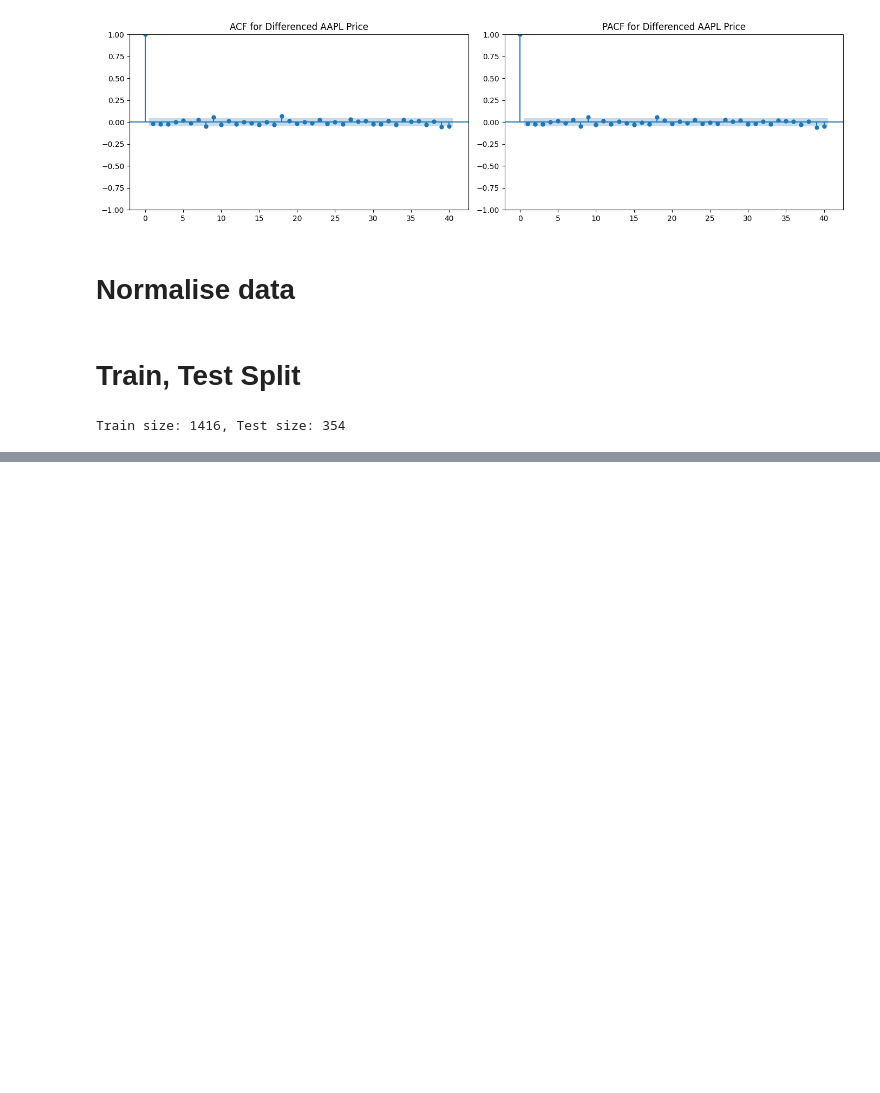
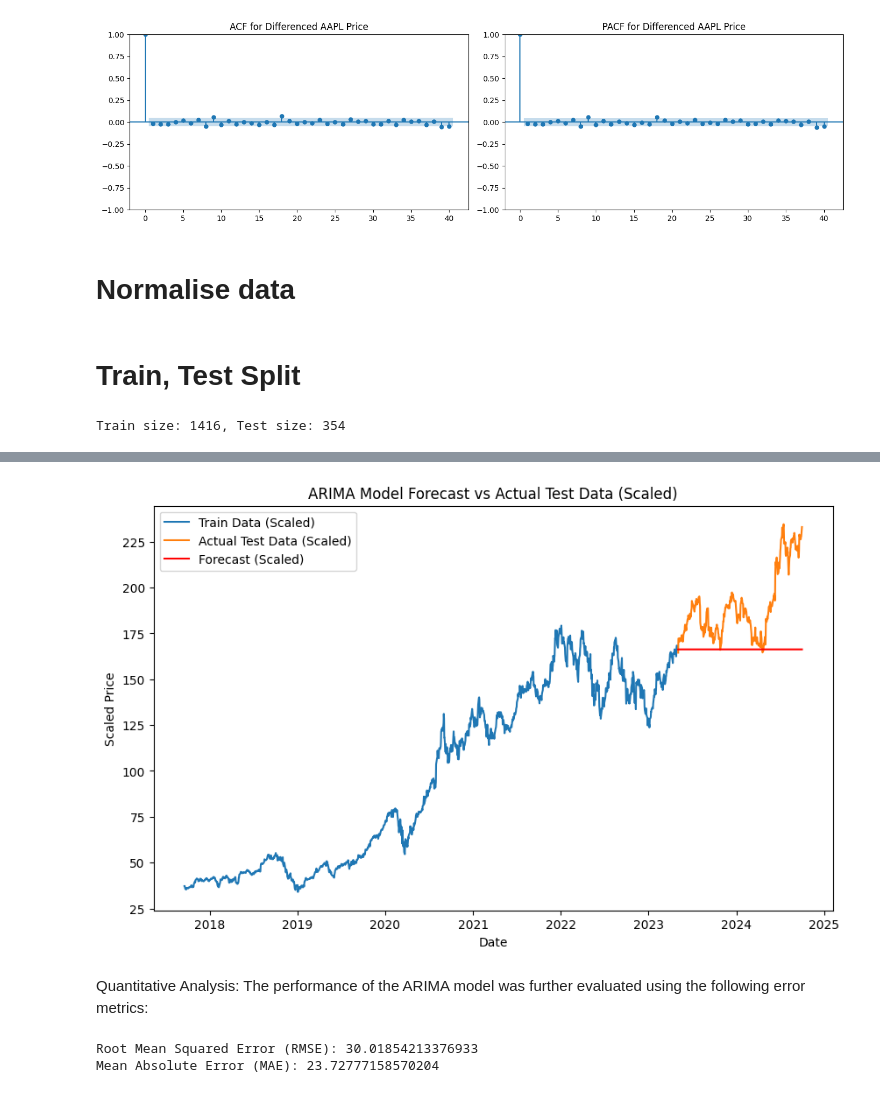
Before and after one commit to ongbernice/DSE4212-Financial-Time-Series-Analysis, a Jupyter notebook: src/eda.ipynb, the cells around one changed output, grey strips where cells are left out. Cells and saved outputs as stored; diff of their text form; code cells hidden in the pictures; blank space fills up the shorter version.

Commit message:
ARIMA model added into eda.ipynb

```diff
--- a/src/eda.ipynb
+++ b/src/eda.ipynb
@@ -206,0 +246,8 @@ Train size: 1416, Test size: 354
+# %%
+# Define the range for p, d, and q
+p_values = range(0, 3)  # Try p = 0, 1, 2
+d_values = range(0, 2)  # Try d = 0, 1 (first differencing)
+q_values = range(0, 3)  # Try q = 0, 1, 2
+# %%
+# Perform grid search to find the best (p, d, q) values for ARIMA model
+best_order = grid_search_arima(y_train, y_test, p_values, d_values, q_values)
@@ -206,0 +283,4 @@ Train size: 1416, Test size: 354
+# %%
+# Fit the best ARIMA model on the full training data
+model = ARIMA(y_train, order=best_order)
+model_fit = model.fit()
@@ -206,0 +313,3 @@ Train size: 1416, Test size: 354
+# %%
+# Forecast the test set period
+forecast = model_fit.forecast(steps=len(y_test))
@@ -206,0 +319,24 @@ Train size: 1416, Test size: 354
+# %%
+# Plot the forecast against the actual test data
+plt.figure(figsize=(10, 6))
+plt.plot(y_train.index, y_train, label='Train Data (Scaled)')
+plt.plot(y_test.index, y_test, label='Actual Test Data (Scaled)')
+plt.plot(y_test.index, forecast, label='Forecast (Scaled)', color='red')
+plt.title('ARIMA Model Forecast vs Actual Test Data (Scaled)')
+plt.xlabel('Date')
+plt.ylabel('Scaled Price')
+plt.legend()
+plt.show()
+# %% [output]
+[figure, added]
+# %% [markdown]
+Quantitative Analysis: The performance of the ARIMA model was further evaluated using the following error metrics:
+# %%
+# Calculate the error metrics
+rmse = root_mean_squared_error(y_test, forecast)
+mae = mean_absolute_error(y_test, forecast)
+print(f'Root Mean Squared Error (RMSE): {rmse}')
+print(f'Mean Absolute Error (MAE): {mae}')
+# %% [output]
+Root Mean Squared Error (RMSE): 30.01854213376933
+Mean Absolute Error (MAE): 23.72777158570204
```
Also changed, not shown: parts of 13 cells of this notebook.
